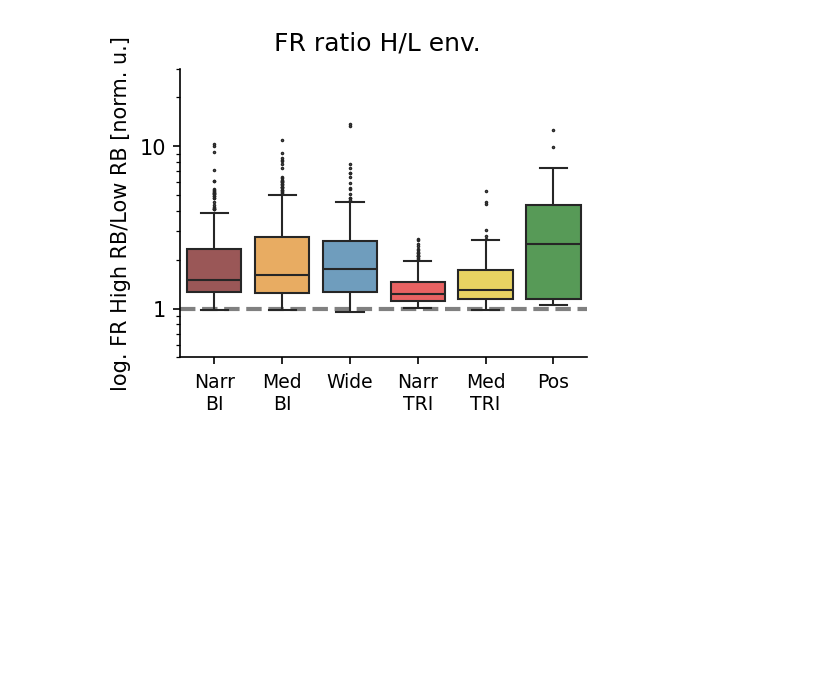
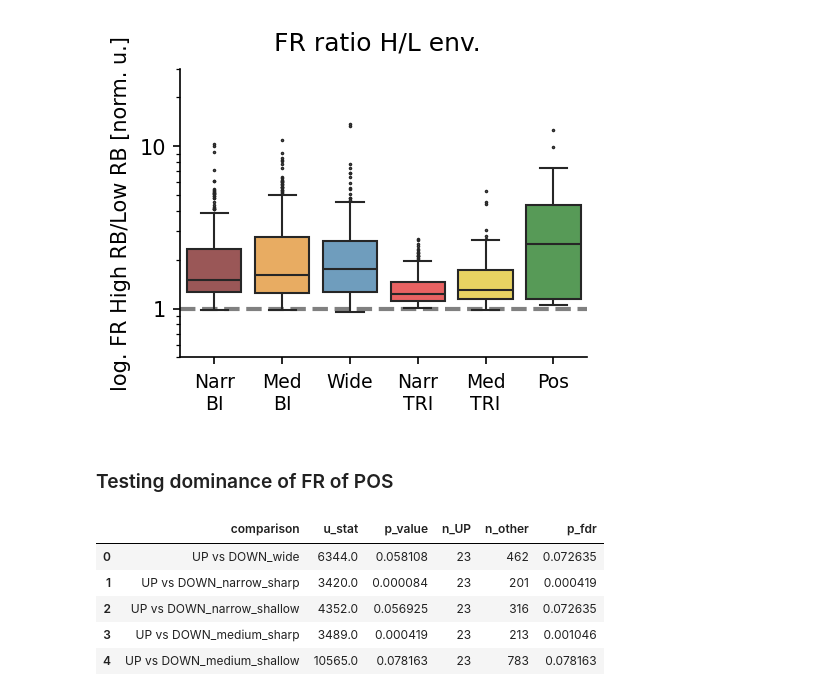
Before and after one commit to NEAM-MFF/Ripples_project, a Jupyter notebook: code/panel_notebooks/F_3_phase_pref.ipynb, the cells around one changed output. Saved outputs shown, nothing was run; the diff lists cells and outputs as text; code cells hidden in the pictures; blank space fills up the shorter version.

```diff
--- a/code/panel_notebooks/F_3_phase_pref.ipynb
+++ b/code/panel_notebooks/F_3_phase_pref.ipynb
@@ -580,3 +684,44 @@ plt.show()
 plt.close()
 # %% [output]
 [figure]
+# %% [markdown]
+### Testing dominance of FR of POS
+# %%
+fr = df_merged_area['FR_high_env_low_env_median_ratio']
+classes = df_merged_area['final_class'].unique()
+
+results = []
+
+# Loop over all classes except UP
+for cls in classes:
+    if cls == 'UP':
+        continue
+
+    up_vals = df_merged_area.loc[df_merged_area['final_class'] == 'UP',
+                                 'FR_high_env_low_env_median_ratio']
+    other_vals = df_merged_area.loc[df_merged_area['final_class'] == cls,
+                                    'FR_high_env_low_env_median_ratio']
+    # Mann–Whitney U test
+    u_stat, p_val = stats.mannwhitneyu(up_vals, other_vals, alternative='greater')
+
+    results.append({
+        'comparison': f'UP vs {cls}',
+        'u_stat': u_stat,
+        'p_value': p_val,
+        'n_UP': len(up_vals),
+        'n_other': len(other_vals)
+    })
+
+results_df = pd.DataFrame(results)
+
+# Multiple-testing correction (FDR)
+results_df['p_fdr'] = multipletests(results_df['p_value'], method='fdr_bh')[1]
+
+results_df
+# %% [output]
+|  | comparison | u_stat | p_value | n_UP | n_other | p_fdr |
+| 0 | UP vs DOWN_wide | 6344.0 | 0.058108 | 23 | 462 | 0.072635 |
+| 1 | UP vs DOWN_narrow_sharp | 3420.0 | 0.000084 | 23 | 201 | 0.000419 |
+| 2 | UP vs DOWN_narrow_shallow | 4352.0 | 0.056925 | 23 | 316 | 0.072635 |
+| 3 | UP vs DOWN_medium_sharp | 3489.0 | 0.000419 | 23 | 213 | 0.001046 |
+| 4 | UP vs DOWN_medium_shallow | 10565.0 | 0.078163 | 23 | 783 | 0.078163 |
```
Also changed, not shown: parts of 14 cells of this notebook, 2 other files.
